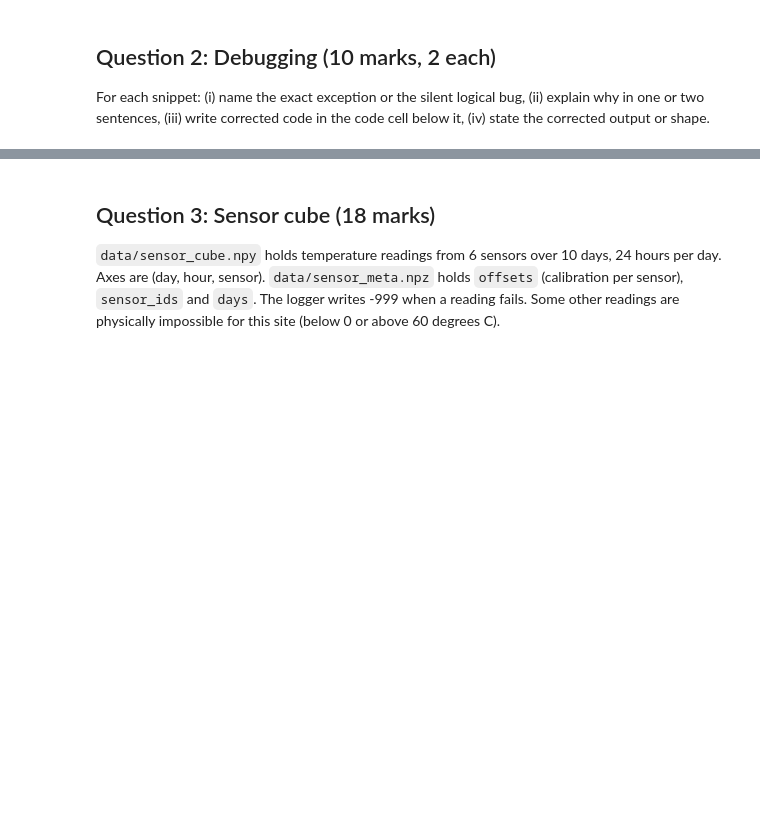
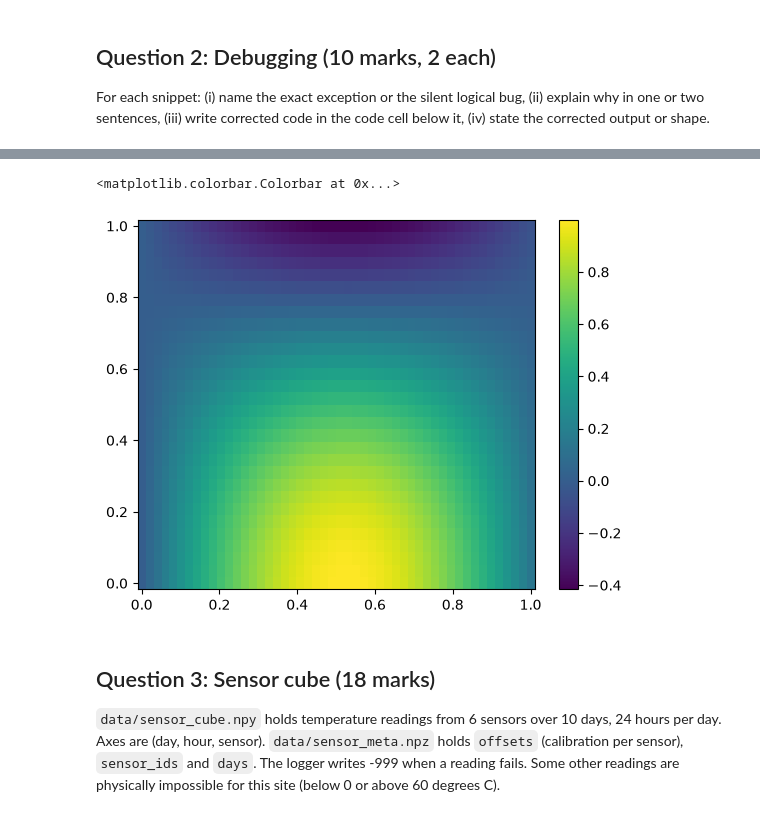
Before and after one commit to rayyang337/PAI-A3-25F-0056, a Jupyter notebook: Assignment3_Programming_for_AI.ipynb, the cells around one changed output, grey strips where cells are left out. Drawn from its saved outputs; the diff is of its cells as text; code cells hidden in the pictures; blank space fills up the shorter version.

```diff
--- a/Assignment3_Programming_for_AI.ipynb
+++ b/Assignment3_Programming_for_AI.ipynb
@@ -191,3 +242,14 @@ Intended: heatmap of sin(3x)cos(2y) with a working colorbar and no shape error.
+# %%
+x = np.linspace(0, 1, 50)
+y = np.linspace(0, 1, 30)
+X, Y = np.meshgrid(x, y)
+Z = np.sin(3 * X) * np.cos(2 * Y)
+fig, ax = plt.subplots()
+im = ax.pcolormesh(X, Y, Z)
+plt.colorbar(im)
+# %% [output]
+<matplotlib.colorbar.Colorbar at 0x...>
+[figure, added]
 # %% [markdown]
 ## Question 3: Sensor cube (18 marks)
 `data/sensor_cube.npy` holds temperature readings from 6 sensors over 10 days, 24 hours per day. Axes are (day, hour, sensor). `data/sensor_meta.npz` holds `offsets` (calibration per sensor), `sensor_ids` and `days`. The logger writes -999 when a reading fails. Some other readings are physically impossible for this site (below 0 or above 60 degrees C).
```
Also changed, not shown: parts of 15 cells of this notebook.
